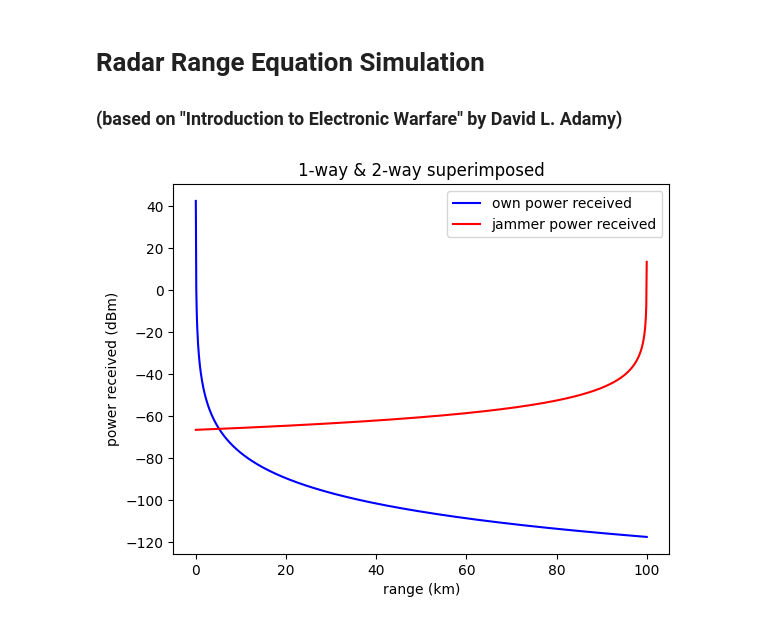
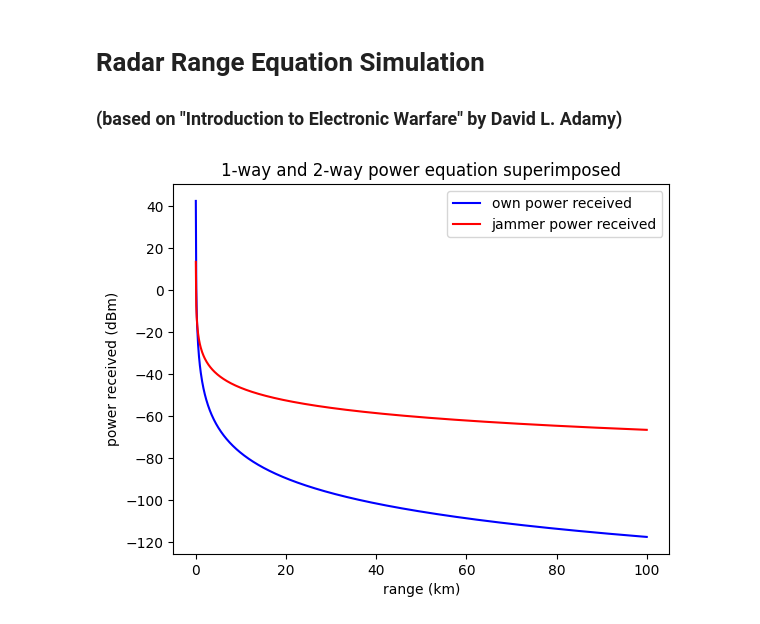
Before and after one commit to blackmirag3/Radar, a Jupyter notebook: Radar Range Equation.ipynb, the cells around one changed output. Cells and saved outputs as stored; diff of their text form; code cells hidden in the pictures.

```diff
--- a/Radar Range Equation.ipynb
+++ b/Radar Range Equation.ipynb
@@ -4,39 +4,40 @@
 # %%
 import numpy as np
 import matplotlib.pyplot as plt
+import math as math
 
 #input values
 Pt = 1e8                        # XMTR Power in watts
 Gt = 30                         # XMTR Gain in dBm
 Gr = 30                         # RCVR Gain in dBm
 freq = 5e9                      # Signal Frequency in Hz
 sigma = 1                       # Radar Cross Section (RCS) in metres^2
 wl = 3e8 / freq                 # Signal Wavelength in metres
 ERPj = 50                       # Pj * Gj in dBm
 epsilon = 1e-2                  # Small value to prevent division by zero
 
 x_lower = epsilon
 x_upper = x_lower + 100
 x = np.linspace(x_lower, x_upper, 1000)       # Range values in kilometres
 
 y_two = (Pt * wl**2)                          # Power received in 2-way Tx
 y_two = y_two / (4 * math.pi)**3
 y_two = y_two / (x*1000)**4
 y_two = 10* np.emath.logn(10, y_two)
 y_two += Gt + Gr
 
 y_one = (wl**2)                               #Power received in 1-way Tx
-y_one = y_one / (4*math.pi*(-x+x_upper+x_lower)*1000)**2
+y_one = y_one / (4*math.pi*(x)*1000)**2
 y_one = 10*np.emath.logn(10, y_one)
 y_one += Gr + ERPj
 
-#create plot
+# Create plot
 plt.plot(x, y_two, c = 'b', label="own power received")
 plt.plot(x, y_one, c = 'r', label="jammer power received")
 plt.legend(loc='upper right')
 plt.xlabel("range (km)")
 plt.ylabel("power received (dBm)")
-plt.title("1-way & 2-way superimposed")
+plt.title("1-way and 2-way power equation superimposed")
 plt.show()
 # %% [output]
-[figure, old version]
+[figure, new version]
```
Also changed, not shown: parts of 2 cells of this notebook.
